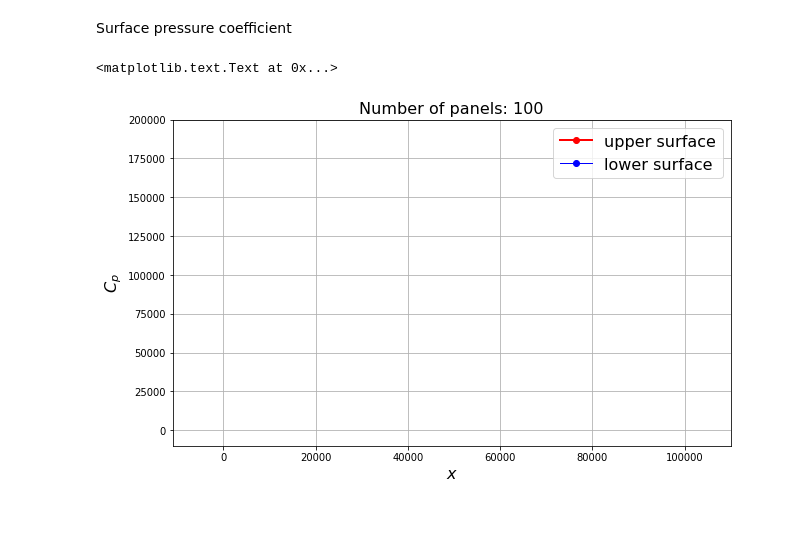
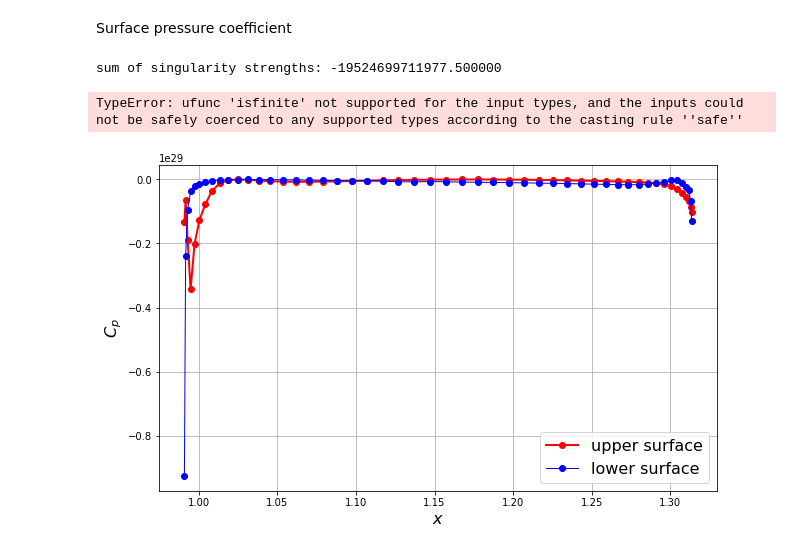
Before and after one commit to tianjiaozhang678/mae6226, a Jupyter notebook: Assignment3.ipynb, the cells around one changed output. Drawn from its saved outputs; the diff is of its cells as text; code cells hidden in the pictures; blank space fills up the shorter version.

```diff
--- a/Assignment3.ipynb
+++ b/Assignment3.ipynb
@@ -274,23 +274,28 @@ for i, panel in enumerate(panels):
     panel.cp = 1.0 - (tangential_velocities[i] / freestream.u_inf)**2
 for j, panel in enumerate(panels_fp):
     panel.cp = 1.0 - (tangential_velocities[100 + j] / freestream.u_inf)**2
+# %%
+accuracy = sum([panel.sigma * panel.length for panel in panels])
+print('sum of singularity strengths: {:0.6f}'.format(accuracy))
+# %% [output]
+sum of singularity strengths: -19524699711977.500000
 # %%
 pyplot.figure(figsize=(10, 6))
 pyplot.grid()
 pyplot.xlabel('$x$', fontsize=16)
 pyplot.ylabel('$C_p$', fontsize=16)
 pyplot.plot([panel.xc for panel in panels_fp if panel.loc == 'upper'],
             [panel.cp for panel in panels_fp if panel.loc == 'upper'],
             label='upper surface',
             color='r', linestyle='-', linewidth=2, marker='o', markersize=6)
 pyplot.plot([panel.xc for panel in panels_fp if panel.loc == 'lower'],
             [panel.cp for panel in panels_fp if panel.loc == 'lower'],
             label= 'lower surface',
             color='b', linestyle='-', linewidth=1, marker='o', markersize=6)
 pyplot.legend(loc='best', prop={'size':16})
-pyplot.xlim(-11000, 110000)
-pyplot.ylim(-10000, 200000)
+pyplot.xlim(-1100000000000000000, 110000000000000000000)
+pyplot.ylim(-1000000000000000000, 200000000000000000000)
 pyplot.title('Number of panels: {}'.format(panels.size), fontsize=16)
 # %% [output]
-<matplotlib.text.Text at 0x...>
+TypeError: ufunc 'isfinite' not supported for the input types, and the inputs could not be safely coerced to any supported types according to the casting rule ''safe''
-[figure, old version]
+[figure, new version]
```
